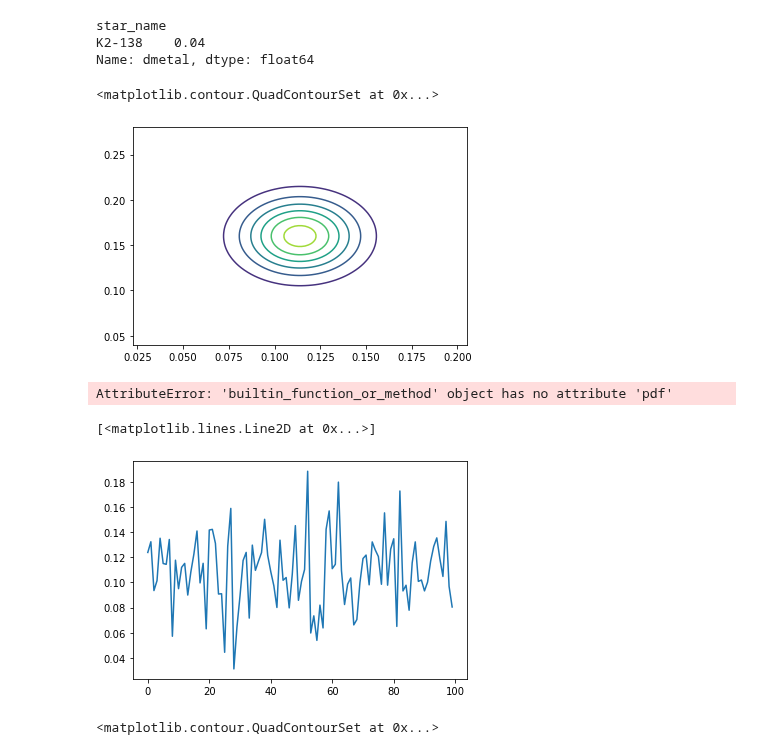
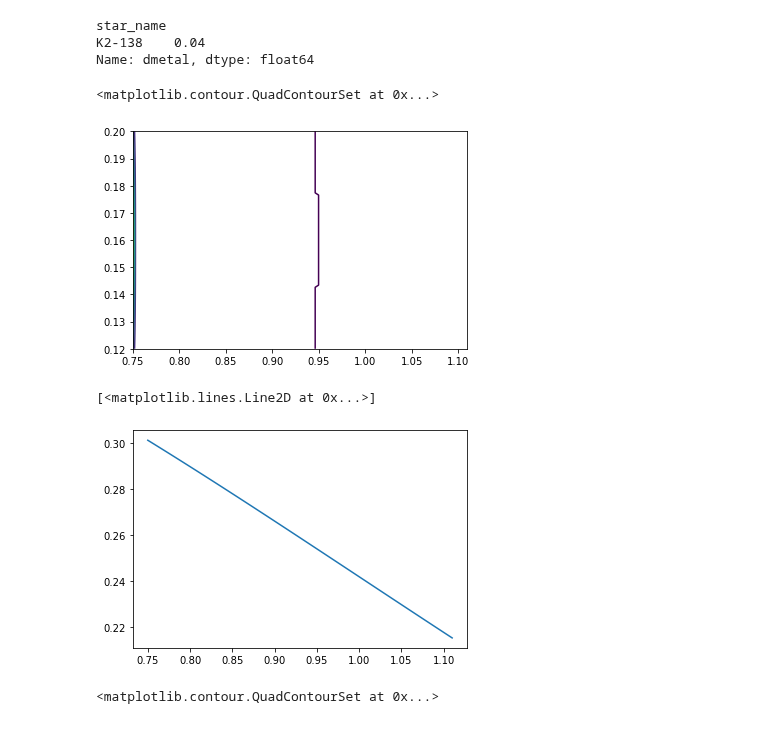
Before and after one commit to fjbautistas/kde_example, a Jupyter notebook: Marginal_Distributions.ipynb, the cells around one changed output. Saved outputs shown, nothing was run; the diff lists cells and outputs as text; code cells hidden in the pictures.

Commit message:
prior with a real system

```diff
--- a/Marginal_Distributions.ipynb
+++ b/Marginal_Distributions.ipynb
@@ -135,8 +135,8 @@ star_name
 K2-138    0.04
 Name: dmetal, dtype: float64
 # %%
-x = np.linspace(systm.Mtp-3*systm.dMtp,systm.Mtp+3*systm.dMtp,100)
-y = np.linspace(systm.metal-3*systm.dmetal,systm.metal+3*systm.dmetal,100)
+x = np.linspace(systm.ms-3*systm.dms,systm.ms+3*systm.dms,100)
+y = np.linspace(systm.metal-systm.dmetal,systm.metal+systm.dmetal,100)
 
 X,Y = np.meshgrid(x,y)
 
@@ -149,17 +149,15 @@ plt.contour(X,Y,prior)
 #prior
 # %% [output]
 <matplotlib.contour.QuadContourSet at 0x...>
-[figure, old version]
+[figure, new version]
-# %%
-prior_x = stats.norm.pdf(systm.Mtp, systm.dMtp, 100)
-prior_y = np.random.normal(systm.metal, systm.dmetal, 100)
-# %% [output]
-AttributeError: 'builtin_function_or_method' object has no attribute 'pdf'
+# %%
+x_y = stats.norm.pdf(x)
+y_y = stats.norm.pdf(y)
 # %%
-plt.plot(prior_x)
+plt.plot(x,x_y)
 # %% [output]
 [<matplotlib.lines.Line2D at 0x...>]
-[figure, old version]
+[figure, new version]
 # %%
 prior_2=((np.ones([100,100]).T*prior_y).T)*prior_x
 plt.contour(prior_2)
```
